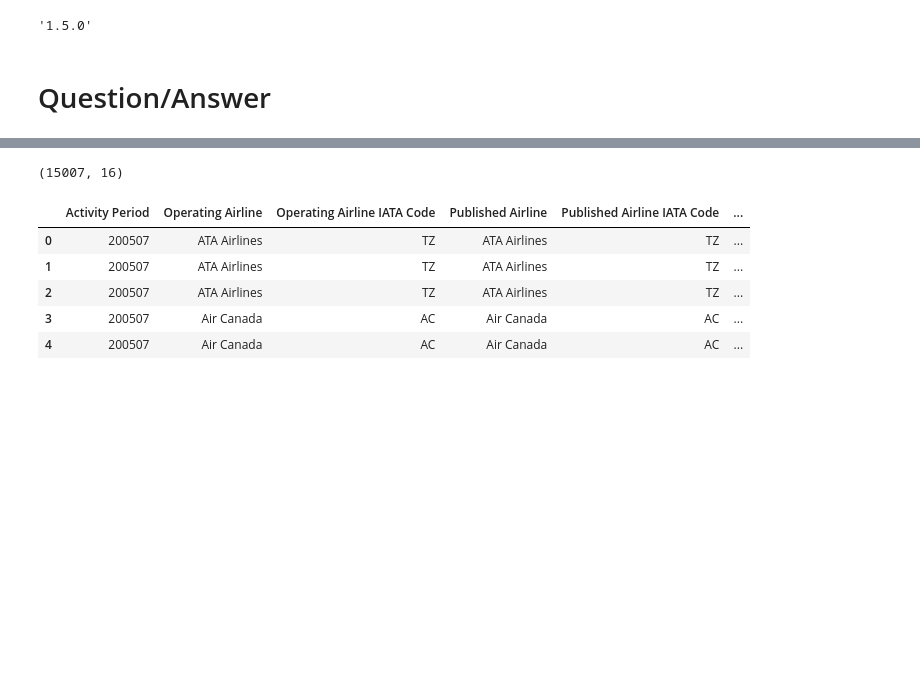
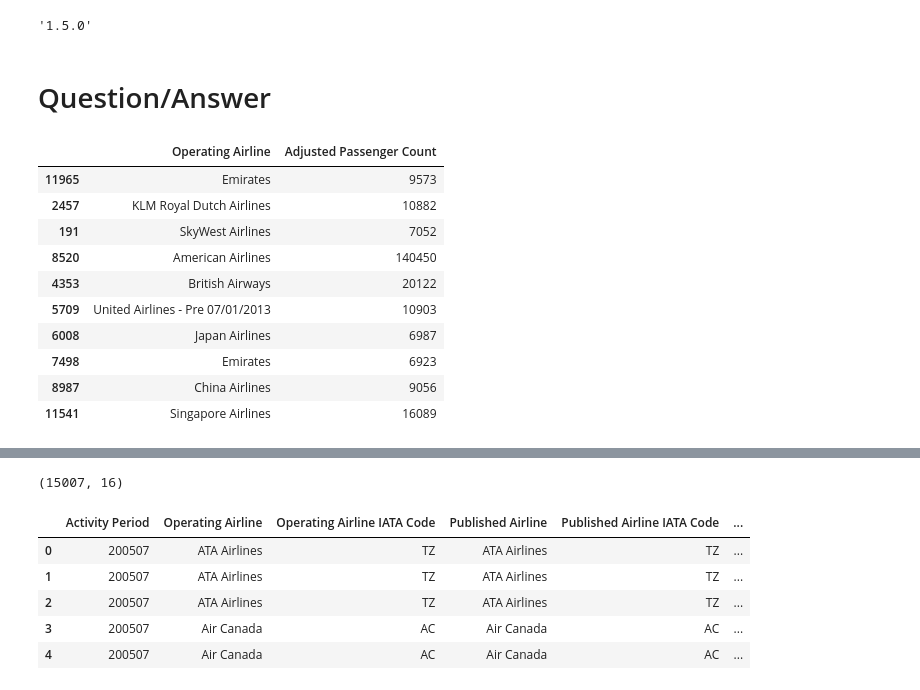
Before and after one commit to denisebby/data_practice_app, a Jupyter notebook: development/pandas_questions.ipynb, the cells around one changed output, grey strips where cells are left out. Cells and saved outputs as stored; diff of their text form; code cells hidden in the pictures; blank space fills up the shorter version.

```diff
--- a/development/pandas_questions.ipynb
+++ b/development/pandas_questions.ipynb
@@ -14,3 +14,17 @@ pd.__version__
 # %%
 df = pd.read_csv("Air_Traffic_Passenger_Statistics.csv", index_col = False)
 df.drop(columns=["index"], inplace = True)
+# %%
+df[["Operating Airline", "Adjusted Passenger Count"]].sample(10)
+# %% [output]
+|  | Operating Airline | Adjusted Passenger Count |
+| 11965 | Emirates | 9573 |
+| 2457 | KLM Royal Dutch Airlines | 10882 |
+| 191 | SkyWest Airlines | 7052 |
+| 8520 | American Airlines | 140450 |
+| 4353 | British Airways | 20122 |
+| 5709 | United Airlines - Pre 07/01/2013 | 10903 |
+| 6008 | Japan Airlines | 6987 |
+| 7498 | Emirates | 6923 |
+| 8987 | China Airlines | 9056 |
+| 11541 | Singapore Airlines | 16089 |
```
Also changed, not shown: parts of 38 cells of this notebook, 5 other files.
